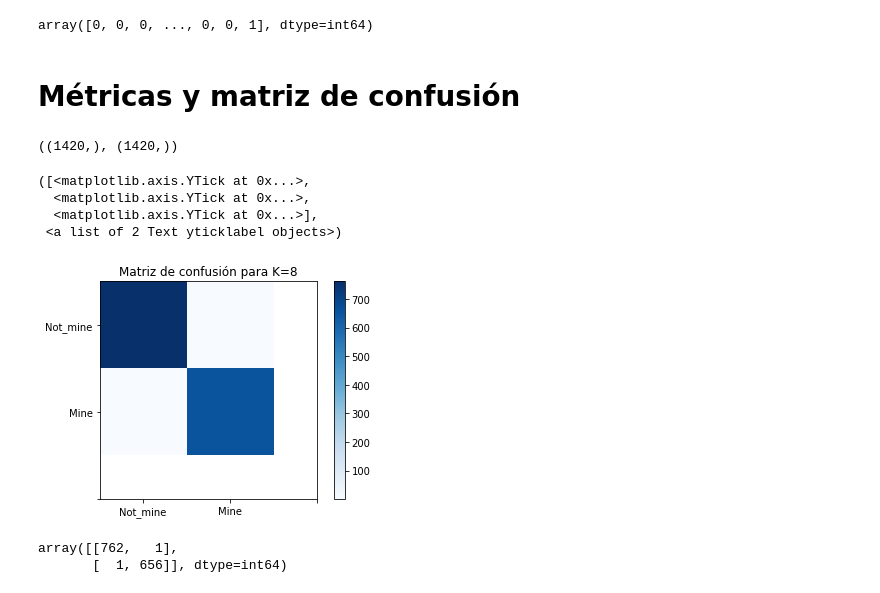
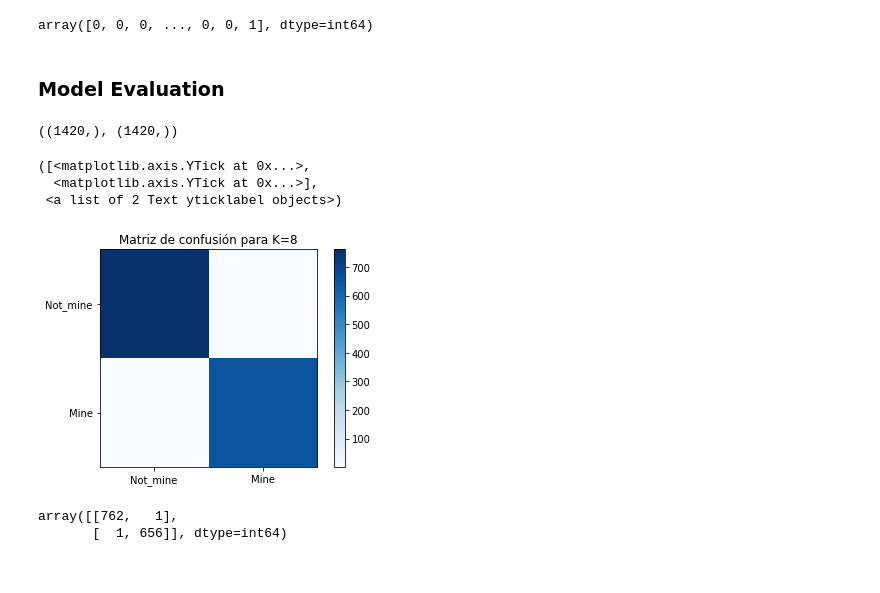
Before and after one commit to Kaiziferr/-Miner_Detector, a Jupyter notebook: PDG/KNN.ipynb, the cells around one changed output. Cells and saved outputs as stored; diff of their text form; code cells hidden in the pictures.

```diff
--- a/PDG/KNN.ipynb
+++ b/PDG/KNN.ipynb
@@ -16,4 +24,4 @@ data.head(1)
 # %% [markdown]
 # Best Features
 # %%
-Feature_Selection = ['p1_d', 'p2_d','min_d','#sp','#dp','first_sp', 'first_dp', 'second_sp','second_dp']
+feature_selection = ['p1_d', 'p2_d','min_d','#sp','#dp','first_sp', 'first_dp', 'second_sp','second_dp']
@@ -22,6 +32,6 @@ Feature_Selection = ['p1_d', 'p2_d','min_d','#sp','#dp','first_sp', 'first_dp',
 # %%
 y = data['Type_mine']
-X = data[Feature_Selection]
+X = data[feature_selection]
 # %%
 X_train, X_test, y_train, y_test = train_test_split(X,y,train_size = 0.7, test_size=0.3, random_state = 1234)
 # %% [markdown]
@@ -89,8 +99,8 @@ y_pred = knn.predict(X_test)
 y_pred
 # %% [output]
 array([0, 0, 0, ..., 0, 0, 1], dtype=int64)
-# %% [markdown]
-# Métricas y matriz de confusión
+# %% [markdown]
+### Model Evaluation
 # %%
 y_test.shape, y_pred.shape
 # %% [output]
@@ -98,17 +108,16 @@ y_test.shape, y_pred.shape
 # %%
 churm = metrics.confusion_matrix(y_test, y_pred)
 plt.imshow(churm, cmap=plt.cm.Blues)
 plt.title(f"Matriz de confusión para K={k_best}")
 plt.colorbar()
-tick_marks = np.arange(3)
+tick_marks = np.arange(2)
 plt.xticks(tick_marks, ['Not_mine','Mine'])
 plt.yticks(tick_marks, ['Not_mine','Mine'])
 # %% [output]
 ([<matplotlib.axis.YTick at 0x...>,
-  <matplotlib.axis.YTick at 0x...>,
   <matplotlib.axis.YTick at 0x...>],
  <a list of 2 Text yticklabel objects>)
-[figure, old version]
+[figure, new version]
 # %%
 churm
 # %% [output]
```
Also changed, not shown: parts of 7 cells of this notebook, 3 other files.
